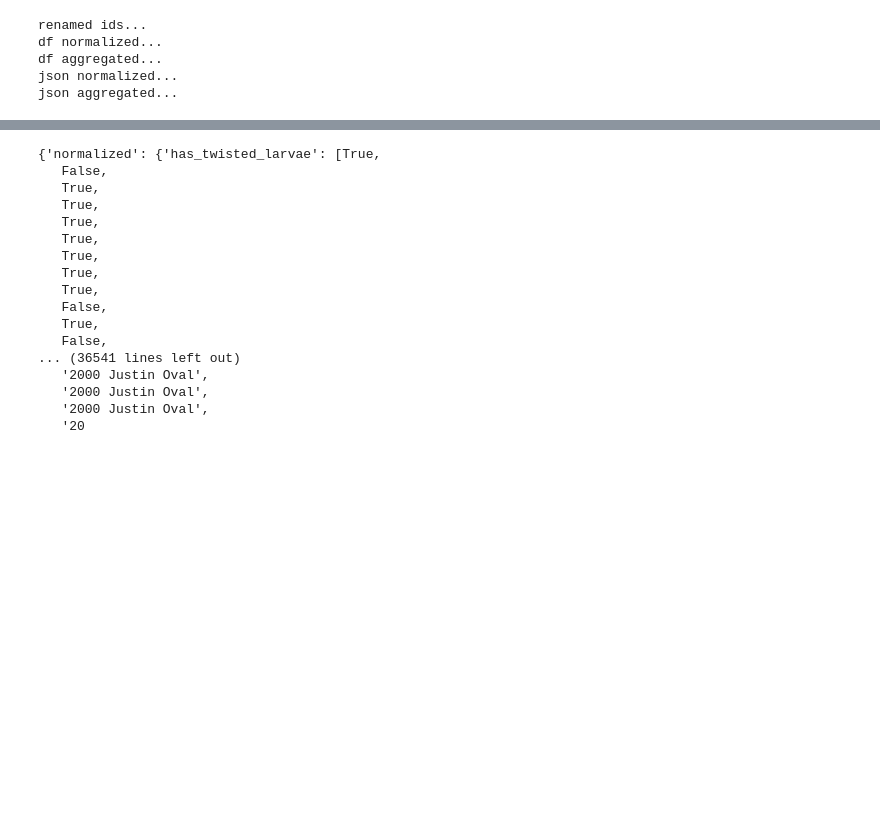
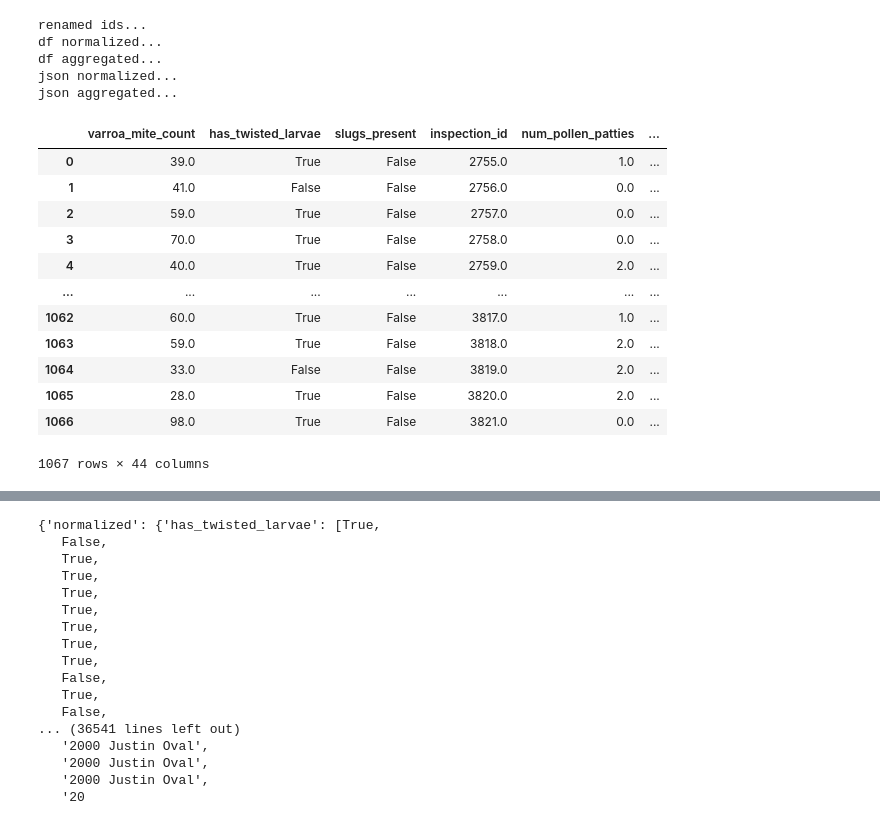
Before and after one commit to jtrapp18/hive-link, a Jupyter notebook: server/testing.ipynb, the cells around one changed output, grey strips where cells are left out. Saved outputs shown, nothing was run; the diff lists cells and outputs as text; code cells hidden in the pictures; blank space fills up the shorter version.

```diff
--- a/server/testing.ipynb
+++ b/server/testing.ipynb
@@ -26,3 +67,27 @@ df normalized...
 df aggregated...
 json normalized...
 json aggregated...
+# %%
+def binarize_data(data):
+    categorical_columns = ['fate', 'activity_surrounding_hive', 'stability_in_hive']
+
+    # One-hot encoding categorical columns, dropping the first category to avoid multicollinearity
+    binarized_data = pd.get_dummies(data, columns=categorical_columns, drop_first=True)
+
+    return binarized_data
+# %%
+binarize_data(df_normalized)
+# %% [output]
+|  | varroa_mite_count | has_twisted_larvae | slugs_present | inspection_id | num_pollen_patties | ... |
+| 0 | 39.0 | True | False | 2755.0 | 1.0 | ... |
+| 1 | 41.0 | False | False | 2756.0 | 0.0 | ... |
+| 2 | 59.0 | True | False | 2757.0 | 0.0 | ... |
+| 3 | 70.0 | True | False | 2758.0 | 0.0 | ... |
+| 4 | 40.0 | True | False | 2759.0 | 2.0 | ... |
+| ... | ... | ... | ... | ... | ... | ... |
+| 1062 | 60.0 | True | False | 3817.0 | 1.0 | ... |
+| 1063 | 59.0 | True | False | 3818.0 | 2.0 | ... |
+| 1064 | 33.0 | False | False | 3819.0 | 2.0 | ... |
+| 1065 | 28.0 | True | False | 3820.0 | 2.0 | ... |
+| 1066 | 98.0 | True | False | 3821.0 | 0.0 | ... |
+1067 rows × 44 columns
```
Also changed, not shown: parts of 5 cells of this notebook, 8 other files.
